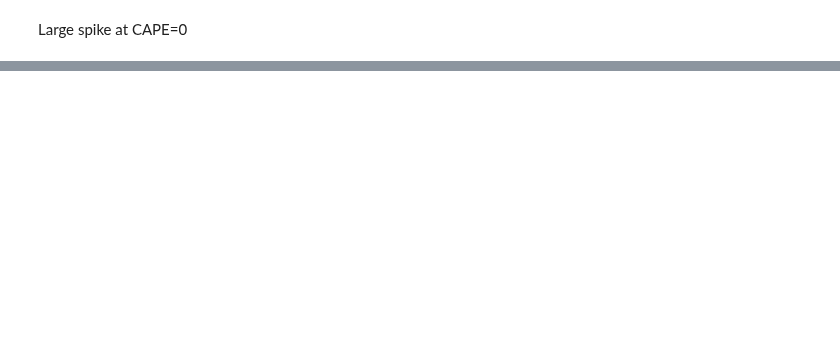
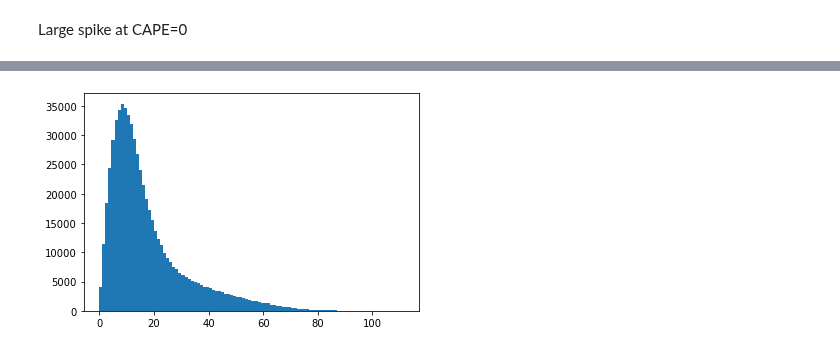
Before and after one commit to markmuetz/mcs_prime, a Jupyter notebook: ctrl/notebooks/dev/gridpoint_env_precursor_analysis.ipynb, the cells around one changed output, grey strips where cells are left out. Drawn from its saved outputs; the diff is of its cells as text; code cells hidden in the pictures; blank space fills up the shorter version.

```diff
--- a/ctrl/notebooks/dev/gridpoint_env_precursor_analysis.ipynb
+++ b/ctrl/notebooks/dev/gridpoint_env_precursor_analysis.ipynb
@@ -92,0 +212,4 @@ plt.legend()
+# %%
+plt.hist(ds[mask], bins=100);
+# %% [output]
+[figure, added]
```
Also changed, not shown: parts of 35 cells of this notebook, 3 other files.
